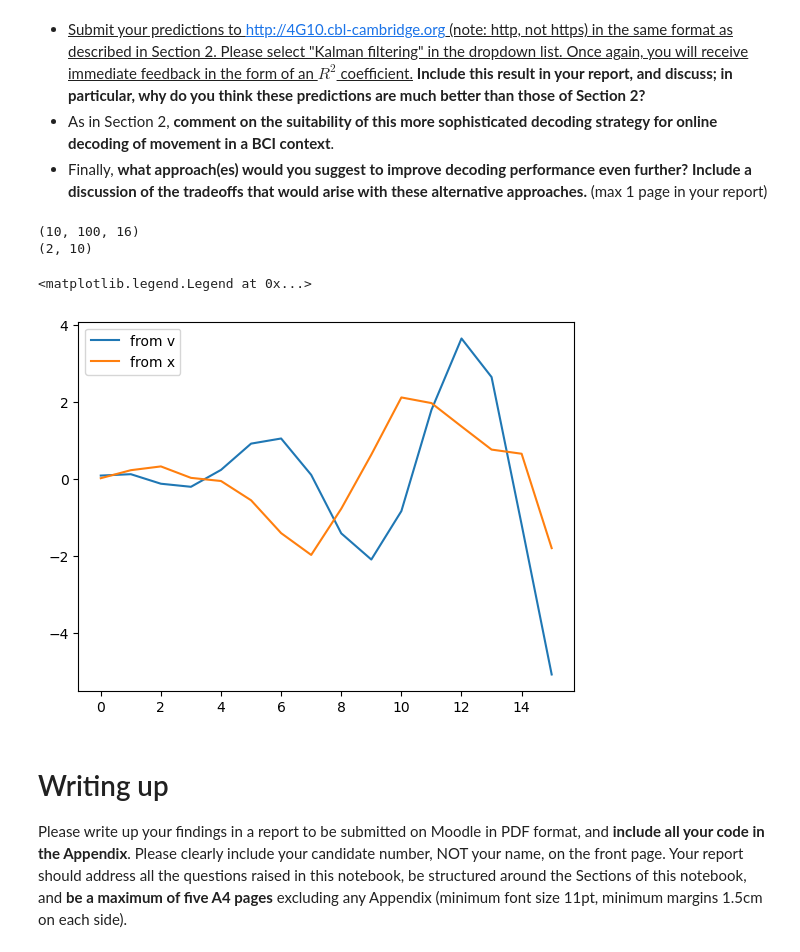
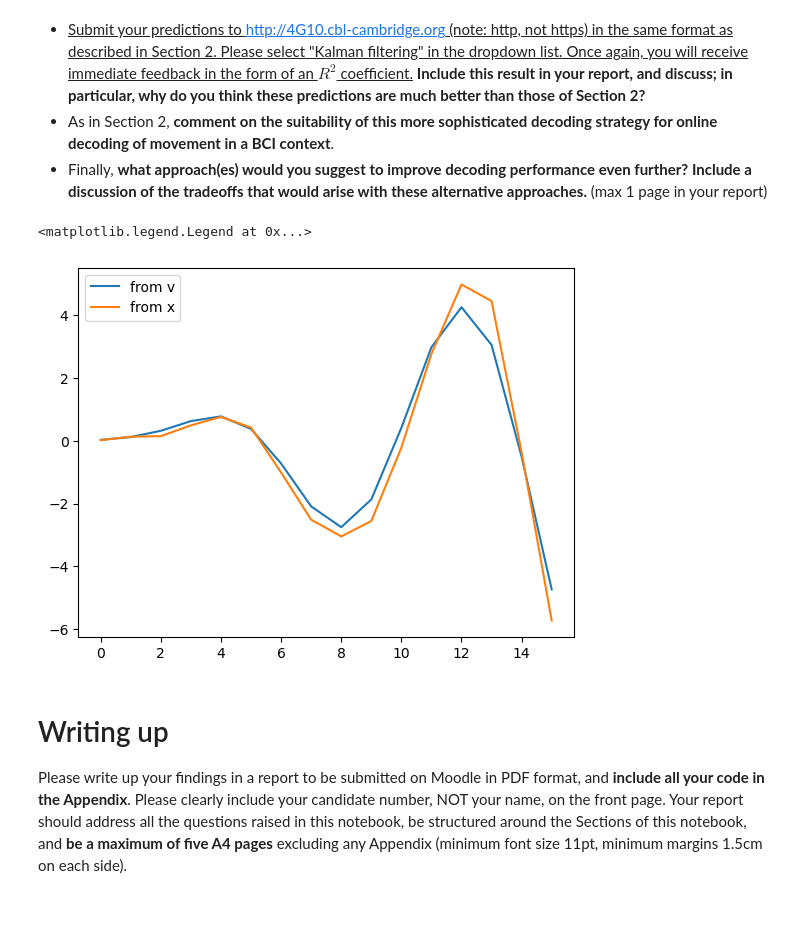
Before and after one commit to derek1909/4G10_CW2, a Jupyter notebook: 4G10-CW2-handout.ipynb, the cells around one changed output. Saved outputs shown, nothing was run; the diff lists cells and outputs as text; code cells hidden in the pictures; blank space fills up the shorter version.

Commit message:
using filter in 3.1 does not improve result. Why using filter in 2 improves the result???

```diff
--- a/4G10-CW2-handout.ipynb
+++ b/4G10-CW2-handout.ipynb
@@ -332,28 +332,37 @@ def kalman_smoother(x, A, C, mu0, Sigma0, Q, R):
 
     return smoothed_means, smoothed_covariances
 
-def kalman_smoother_all_trials(V, A, C, mu0, Sigma0, Q, R):
-    # Velocity data shape: (2 x 400 x 16)
+def kalman_all_trials(X, A, C, mu0, Sigma0, Q, R, mode='filter'):
+    # Velocity data shape: (N x 400 x 16)
     # Output: (400 x 16 x 10)
     d = A.shape[0]
-    n_trials = V.shape[1]
-    n_timesteps = V.shape[2]
+    n_trials = X.shape[1]
+    n_timesteps = X.shape[2]
 
     # Initialize a container for smoothed means
-    all_smoothed_means = np.zeros((d, n_trials, n_timesteps))  # (Latent Dim, Trials, Timesteps)
-    all_smoothed_covs = np.zeros((d, d, n_trials, n_timesteps))  # (Latent Dim, Latent Dim, Trials, Timesteps)
+    all_kalmaned_means = np.zeros((d, n_trials, n_timesteps))  # (Latent Dim, Trials, Timesteps)
+    all_kalmaned_covs = np.zeros((d, d, n_trials, n_timesteps))  # (Latent Dim, Latent Dim, Trials, Timesteps)
 
     # Loop over each trial
-    for trial_idx in range(n_trials):
-        v_trial = V[:, trial_idx, :].T  # Shape becomes (16 x 2)
-        smoothed_means, smoothed_covs = kalman_smoother(v_trial, A, C, mu0, Sigma0, Q, R)
-        all_smoothed_means[:, trial_idx, :] = smoothed_means.T
-        # all_smoothed_covs[:, :, trial_idx, :] = np.transpose(smoothed_covs, axes=(1,2,0))
-
-    return all_smoothed_means, all_smoothed_covs
+    if mode=='filter':
+        for trial_idx in range(n_trials):
+            x_trial = X[:, trial_idx, :].T  # Shape becomes (16 x 2)
+            kalmaned_means, kalmaned_covs = kalman_filter(x_trial, A, C, mu0, Sigma0, Q, R)
+            all_kalmaned_means[:, trial_idx, :] = kalmaned_means.T
+            all_kalmaned_covs[:, :, trial_idx, :] = np.transpose(kalmaned_covs, axes=(1,2,0))
+    elif mode=='smoother':
+        for trial_idx in range(n_trials):
+            x_trial = X[:, trial_idx, :].T  # Shape becomes (16 x 2)
+            kalmaned_means, kalmaned_covs = kalman_smoother(x_trial, A, C, mu0, Sigma0, Q, R)
+            all_kalmaned_means[:, trial_idx, :] = kalmaned_means.T
+            all_kalmaned_covs[:, :, trial_idx, :] = np.transpose(kalmaned_covs, axes=(1,2,0))
+    else:
+        error
+    return all_kalmaned_means, all_kalmaned_covs
 
 print(hand_train.shape)
-smoothed_latent_means, _ = kalman_smoother_all_trials(hand_train, A, C, mu0, Sigma0, Q, R)
+smoothed_latent_means, _ = kalman_all_trials(hand_train, A, C, mu0, Sigma0, Q, R, mode='smoother')
+# smoothed_latent_means, _ = kalman_all_trials(hand_train, A, C, mu0, Sigma0, Q, R, mode='filter')
 print(smoothed_latent_means.shape)
 # %% [output]
 (2, 400, 16)
@@ -455,35 +464,3 @@ D_star, S_star = fit_likelihood_params(centered_neural_train, smoothed_latent_me
 - <u>Submit your predictions to http://4G10.cbl-cambridge.org (note: http, not https) in the same format as described in Section 2. Please select "Kalman filtering" in the dropdown list. Once again, you will receive immediate feedback in the form of an $R^2$ coefficient.</u> **Include this result in your report, and discuss; in particular, why do you think these predictions are much better than those of Section 2?**
 - As in Section 2, **comment on the suitability of this more sophisticated decoding strategy for online decoding of movement in a BCI context**.
 - Finally, **what approach(es) would you suggest to improve decoding performance even further? Include a discussion of the tradeoffs that would arise with these alternative approaches.** (max 1 page in your report)
-# %%
-def kalman_filter_all_trials_x(X, A, D, mu0, Sigma0, Q, S):
-    # Neural data shape: (N x 400 x 16)
-    # Output: (400 x 16 x 10)
-    d = A.shape[0]
-    n_trials = X.shape[1]
-    n_timesteps = X.shape[2]
-
-    # Initialize a container for smoothed means
-    all_filtered_means = np.zeros((d, n_trials, n_timesteps))  # (Latent Dim, Trials, Timesteps)
-    all_filtered_covs = np.zeros((d, d, n_trials, n_timesteps))  # (Latent Dim, Latent Dim, Trials, Timesteps)
-
-    # Loop over each trial
-    for trial_idx in range(n_trials):
-        x_trial = X[:, trial_idx, :].T  # Shape becomes (16 x N)
-        filtered_means, filtered_covariances = kalman_filter(x_trial, A, D, mu0, Sigma0, Q, S)
-        all_filtered_means[:, trial_idx, :] = filtered_means.T
-        # all_filtered_covs[:, :, trial_idx, :] = np.transpose(filtered_covariances, axes=(1,2,0))
-
-    return all_filtered_means, all_filtered_covs
-
-
-filtered_latent_means, _ = kalman_filter_all_trials_x(centered_neural_test, A, D_star, mu0, Sigma0, Q, S_star)
-print(filtered_latent_means.shape)
-print(C.shape)
-v_pred = np.einsum('ij,jkl->ikl', C, filtered_latent_means)
-
-# np.save(f'hand_test_online_incremental_s={sigma}_l={lambda_reg}.npy', predicted_hand_test_online.astype("float64"))
-np.save(f'hand_test_kalman.npy', v_pred.astype("float64"))
-# %% [output]
-(10, 100, 16)
-(2, 10)
@@ -490,12 +474,14 @@ np.save(f'hand_test_kalman.npy', v_pred.astype("float64"))
 # %%
+filtered_latent_means, _ = kalman_all_trials(centered_neural_train, A, D_star, mu0, Sigma0, Q, S_star, mode='filter')
+
 idx1 = 4
-idx2 = 95
+idx2 = 60
 plt.plot(smoothed_latent_means[idx1,idx2,:], label='from v')
 plt.plot(filtered_latent_means[idx1,idx2,:], label='from x')
 plt.legend()
 # %% [output]
 <matplotlib.legend.Legend at 0x...>
-[figure, old version]
+[figure, new version]
 # %% [markdown]
 # Writing up
 
```
Also changed, not shown: parts of 1 cell of this notebook.
